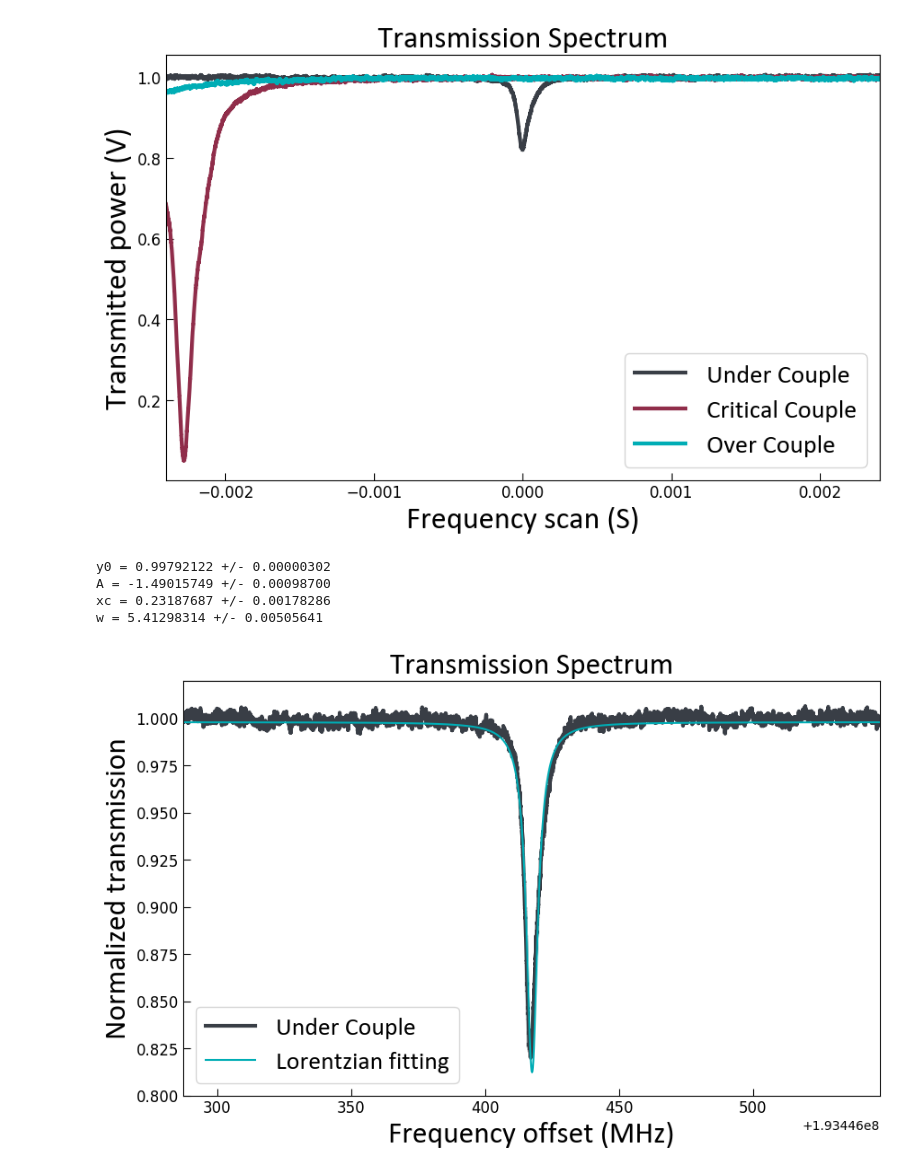
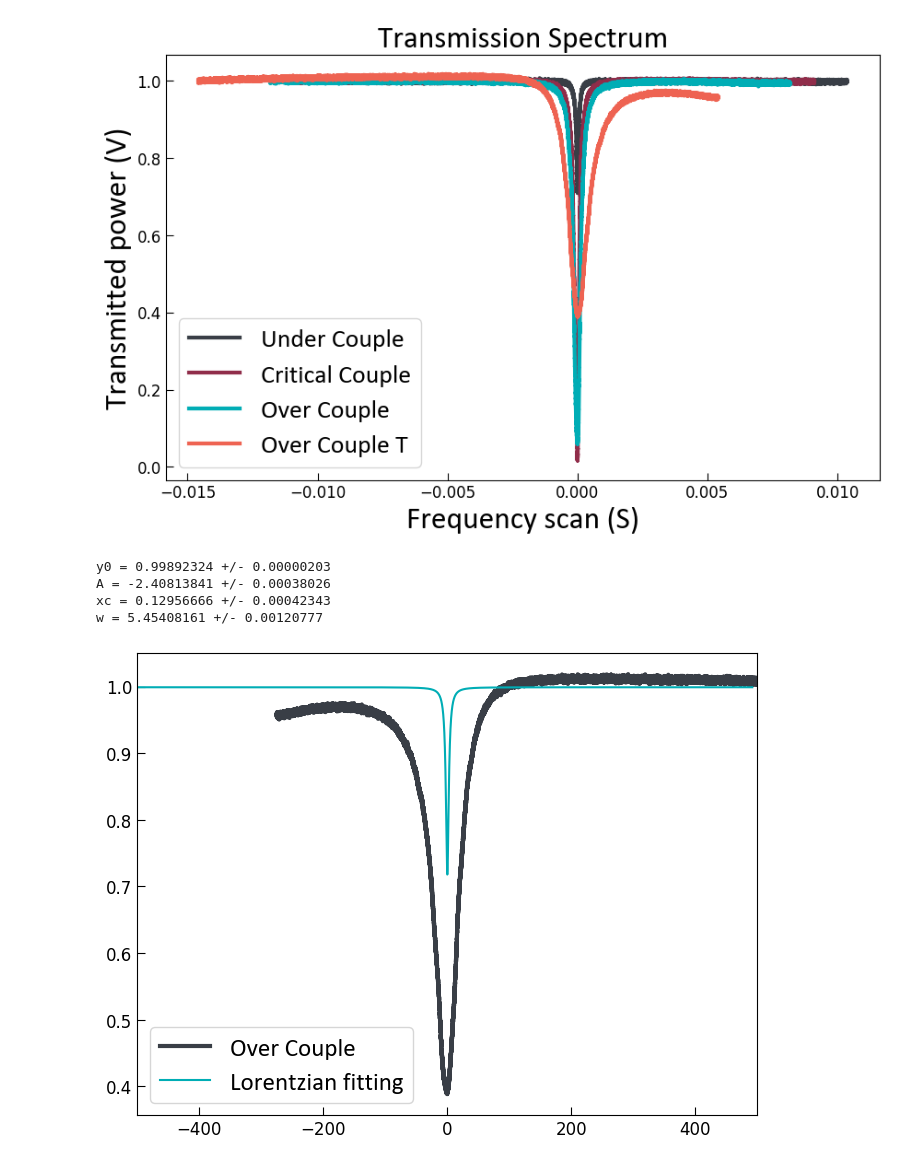
Before and after one commit to kiiichi/python-learning, a Jupyter notebook: DataAE/paper/透射谱图像.ipynb, the cells around one changed output. Saved outputs shown, nothing was run; the diff lists cells and outputs as text; code cells hidden in the pictures.

```diff
--- a/DataAE/paper/透射谱图像.ipynb
+++ b/DataAE/paper/透射谱图像.ipynb
@@ -8,16 +8,19 @@ from matplotlib.font_manager import FontProperties
 from scipy.optimize import curve_fit
 # %%
 header_rows = 0
-transmission_uc_data = pd.read_csv('data/2025.1.7couple/Uc m_arcf5.0_setv66.223_actw1549.4961.csv_.csv', skiprows=header_rows, nrows=None)
-transmission_cc_data = pd.read_csv('data/2025.1.7couple/Cc_arcf4.0_setv66.223_actw1549.4961.csv_.csv', skiprows=header_rows, nrows=None)
-transmission_oc_data = pd.read_csv('data/2025.1.7couple/Oc_arcf4.0_setv66.223_actw1549.4961.csv_.csv', skiprows=header_rows, nrows=None)
-transmission_ooc_data = pd.read_csv('data/2025.1.7couple/Oc T_arcf4.0_setv66.223_actw1549.4961.csv_.csv', skiprows=header_rows, nrows=None)
+transmission_uc_data = pd.read_csv('data/2025.1.15couple/Under_couple_m_arcf4.0_setv77.313_actw1549.3962_.csv', skiprows=header_rows, nrows=None)
+transmission_cc_data = pd.read_csv('data/2025.1.15couple/Critical_couple_arcf4.0_setv77.313_actw1549.3962_.csv', skiprows=header_rows, nrows=None)
+transmission_oc_data = pd.read_csv('data/2025.1.15couple/Over_couple_arcf4.0_setv77.313_actw1549.3962_.csv', skiprows=header_rows, nrows=None)
+transmission_ooc_data = pd.read_csv('data/2025.1.15couple/Over_couple_T_arcf4.0_setv77.313_actw1549.3962_.csv', skiprows=header_rows, nrows=None)
 # %%
 power_uc = transmission_uc_data['Power']
 power_cc = transmission_cc_data['Power']
 power_oc = transmission_oc_data['Power']
 power_ooc = transmission_ooc_data['Power']
 time_uc = transmission_uc_data['Time']
+time_cc = transmission_cc_data['Time']
+time_oc = transmission_oc_data['Time']
+time_ooc = transmission_ooc_data['Time']
 wl_uc = transmission_uc_data['Wavelength']
 wl_cc = transmission_cc_data['Wavelength']
 wl_oc = transmission_oc_data['Wavelength']
@@ -27,8 +30,8 @@ fq_cc = 299792458 / wl_cc * 1e3
 fq_oc = 299792458 / wl_oc * 1e3
 fq_ooc = 299792458 / wl_ooc * 1e3
 
-# # 平滑处理，并去掉前后300个数据
-rollingwindow = 80
+# 平滑处理
+rollingwindow = 50
 power_uc = power_uc.rolling(rollingwindow).mean()
 power_cc = power_cc.rolling(rollingwindow).mean()
 power_oc = power_oc.rolling(rollingwindow).mean()
@@ -36,6 +39,9 @@ power_ooc = power_ooc.rolling(rollingwindow).mean()
 
 # 以power_uc最低值的时间为基准，将时间轴平移
 time_uc = time_uc - time_uc[power_uc.idxmin()]
+time_cc = time_cc - time_cc[power_cc.idxmin()]
+time_oc = time_oc - time_oc[power_oc.idxmin()]
+time_ooc = time_ooc - time_ooc[power_ooc.idxmin()]
 
 # 以power最低值的时间为基准，将频率轴平移
 fq_uc = fq_uc - fq_uc[power_uc.idxmin()]
@@ -53,10 +59,11 @@ power_ooc = power_ooc / power_ooc[:3000].mean()
 plt.figure(figsize=(10, 6))
 # 绘制曲线
 plt.plot(time_uc, power_uc, color='#393e46ff', linestyle='-', lw=3, label='Under Couple')
-plt.plot(time_uc+0.000, power_cc, color='#902d4aff', linestyle='-', lw=3, label='Critical Couple')
-plt.plot(time_uc+0.000, power_oc, color='#00adb5ff', linestyle='-', lw=3, label='Over Couple')
+plt.plot(time_cc+0.000, power_cc, color='#902d4aff', linestyle='-', lw=3, label='Critical Couple')
+plt.plot(time_oc+0.000, power_oc, color='#00adb5ff', linestyle='-', lw=3, label='Over Couple')
+plt.plot(time_ooc+0.000, power_ooc, color='#ee6352ff', linestyle='-', lw=3, label='Over Couple T')
 # 设置坐标轴范围、标签、标题、图例、网格等
-plt.xlim(-0.0024, 0.0024) # 设置x轴范围 窄透射谱
+# plt.xlim(-0.0024, 0.0024) # 设置x轴范围 窄透射谱
 # plt.xlim(-0.001, 0.005) # 设置x轴范围 宽透射谱
 # plt.ylim(-70, 0) # 设置y轴范围
 
@@ -78,10 +85,10 @@ plt.title('Transmission Spectrum', fontdict=title_font)
 plt.legend(prop=legend_font)
 # plt.grid(True)
 # 导出为矢量图格式（SVG 或 PDF），确保高质量
-plt.savefig('data/2025.1.7couple/透射谱窄.svg', format='svg', dpi=300)  # 可选择 'pdf' 或 'svg' 等格式
+plt.savefig('data/2025.1.15couple/透射谱窄.svg', format='svg', dpi=300)  # 可选择 'pdf' 或 'svg' 等格式
 plt.show()
 # %% [output]
-[figure, old version]
+[figure, new version]
 # %%
 """ Fit the data """
 # x = time_values
@@ -115,45 +122,45 @@ print(f"A = {A:.8f} +/- {np.sqrt(var_A):.8f}")
 print(f"xc = {xc:.8f} +/- {np.sqrt(var_xc):.8f}")
 print(f"w = {w:.8f} +/- {np.sqrt(var_w):.8f}")
 # %% [output]
-y0 = 0.99792122 +/- 0.00000302
-A = -1.49015749 +/- 0.00098700
-xc = 0.23187687 +/- 0.00178286
-w = 5.41298314 +/- 0.00505641
+y0 = 0.99892324 +/- 0.00000203
+A = -2.40813841 +/- 0.00038026
+xc = 0.12956666 +/- 0.00042343
+w = 5.45408161 +/- 0.00120777
 # %%
 # 绘制光谱图
-plt.figure(figsize=(10, 6))
+plt.figure(figsize=(8, 6))
 # 绘制曲线
-plt.plot(fq_uc, power_uc, color='#393e46ff', linestyle='-', lw=3, label='Under Couple')
+# plt.plot(fq_uc, power_uc, color='#393e46ff', linestyle='-', lw=3, label='Under Couple')
 # plt.plot(fq_cc, power_cc, color='#902d4aff', linestyle='-', lw=3, label='Critical Couple')
 # plt.plot(fq_oc, power_oc, color='#00adb5ff', linestyle='-', lw=3, label='Over Couple')
-# plt.plot(fq_ooc, power_ooc, color='#f38181ff', linestyle='-', lw=3, label='Over Over Couple')
+plt.plot(fq_ooc, power_ooc, color='#393e46ff', linestyle='-', lw=3, label='Over Couple')
 
 plt.plot(x_fit, y_fit, color='#00adb5ff', linestyle='-', lw=1.5, label='Lorentzian fitting')
 
 # 设置坐标轴范围、标签、标题、图例、网格等
-plt.xlim(193446287.30750528, 193446547.30750528) # 设置x轴范围 窄透射谱
-# plt.xlim(-0.001, 0.005) # 设置x轴范围 宽透射谱
-plt.ylim(0.8, 1.02) # 设置y轴范围
+# plt.xlim(193446287.30750528, 193446547.30750528) # 设置x轴范围 窄透射谱
+plt.xlim(-500, 500) # 设置x轴范围 宽透射谱
+# plt.ylim(0.8, 1.02) # 设置y轴范围
 
 # 设置字体和字体大小
 title_font = {'family': 'calibri', 'color':  'black', 'weight': 'normal', 'size': 24}
 label_font = {'family': 'calibri', 'color':  'black', 'weight': 'normal', 'size': 24}
 tick_font = {'family': 'calibri', 'color':  'black', 'weight': 'normal', 'size': 20}
 # 设置图例字体
-legend_font = FontProperties(family='calibri', weight='normal', size=20)
+legend_font = FontProperties(family='calibri', weight='normal', size=18)
 # 设置刻度字体
 plt.tick_params(axis='both', labelsize=12)  # 刻度字体大小
 
 # 设置刻度线向内
 plt.tick_params(axis='both', direction='in', length=6)  # 轴 'both' 表示x轴和y轴都应用此设置，direction='in' 表示刻度线向内，length=6 设置刻度线长度
 
-plt.xlabel('Frequency offset (MHz)', fontdict=label_font)
-plt.ylabel('Normalized transmission', fontdict=label_font)
-plt.title('Transmission Spectrum', fontdict=title_font)
+# plt.xlabel('Frequency offset (MHz)', fontdict=label_font)
+# plt.ylabel('Normalized transmission', fontdict=label_font)
+# plt.title('Transmission Spectrum', fontdict=title_font)
 plt.legend(prop=legend_font)
 # plt.grid(True)
 # 导出为矢量图格式（SVG 或 PDF），确保高质量
-plt.savefig('data/2025.1.7couple/透射谱窄频率.svg', format='svg', dpi=500)  # 可选择 'pdf' 或 'svg' 等格式
+plt.savefig('data/2025.1.15couple/透射谱欠耦合.svg', format='svg', dpi=500)  # 可选择 'pdf' 或 'svg' 等格式
 plt.show()
 # %% [output]
-[figure, old version]
+[figure, new version]
```
Also changed, not shown: 3 other files.
